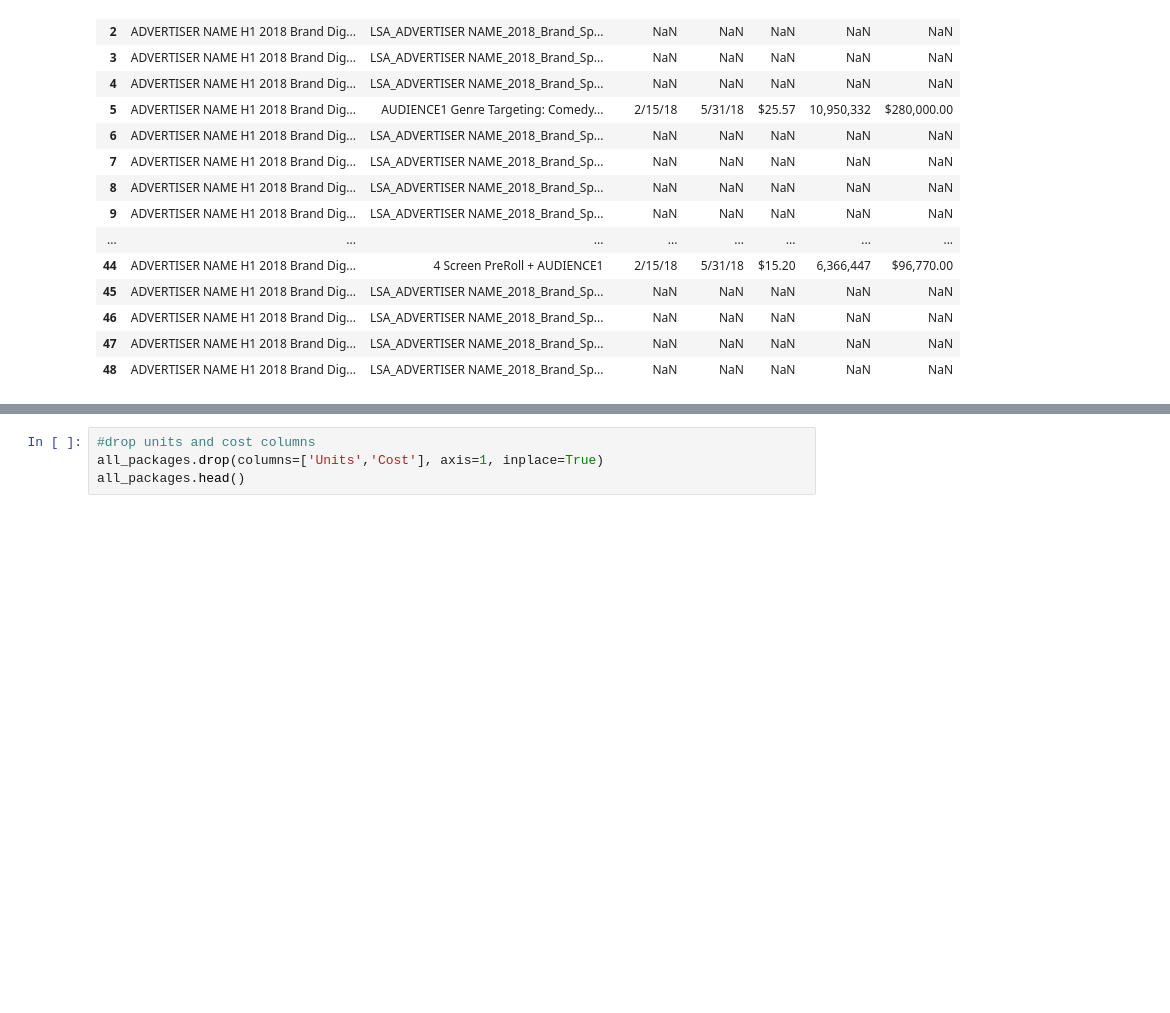
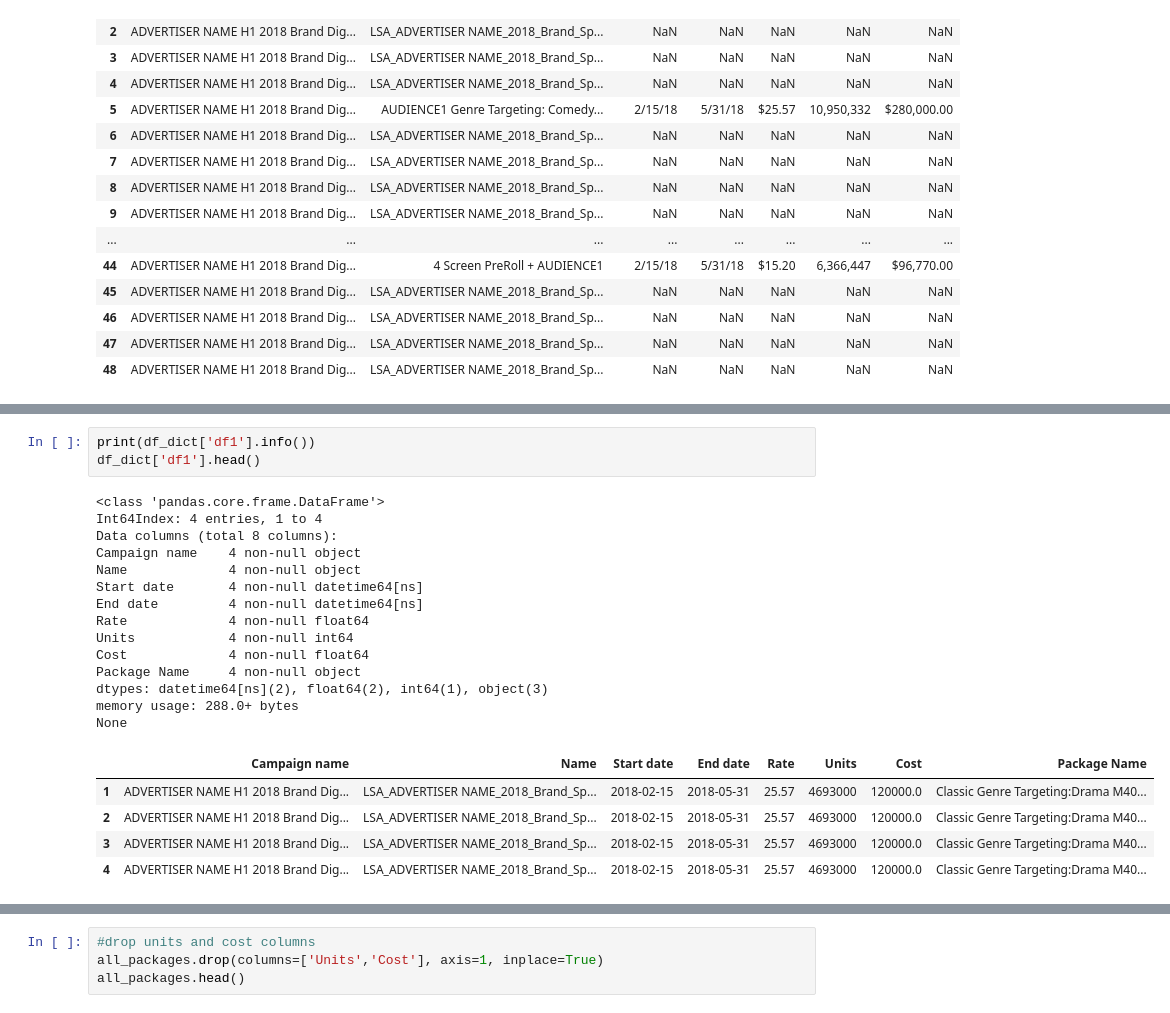
Before and after one commit to ccaddel/pacing, a Jupyter notebook: Pacing.ipynb, the cells around one changed output, grey strips where cells are left out. Saved outputs shown, nothing was run; the diff lists cells and outputs as text; blank space fills up the shorter version.

```diff
--- a/Pacing.ipynb
+++ b/Pacing.ipynb
@@ -146,5 +142,28 @@ See the caveats in the documentation: http://pandas.pydata.org/pandas-docs/stabl
 | 46 | ADVERTISER NAME H1 2018 Brand Dig... | LSA_ADVERTISER NAME_2018_Brand_Sp... | 2018-02-15 | 2018-05-31 | 15.2 | 6366447 | 96770.0 | 4 Screen PreRoll + AUDIENCE1 |
 | 47 | ADVERTISER NAME H1 2018 Brand Dig... | LSA_ADVERTISER NAME_2018_Brand_Sp... | 2018-02-15 | 2018-05-31 | 15.2 | 6366447 | 96770.0 | 4 Screen PreRoll + AUDIENCE1 |
 | 48 | ADVERTISER NAME H1 2018 Brand Dig... | LSA_ADVERTISER NAME_2018_Brand_Sp... | 2018-02-15 | 2018-05-31 | 15.2 | 6366447 | 96770.0 | 4 Screen PreRoll + AUDIENCE1 |
+# %%
+print(df_dict['df1'].info())
+df_dict['df1'].head()
+# %% [output]
+<class 'pandas.core.frame.DataFrame'>
+Int64Index: 4 entries, 1 to 4
+Data columns (total 8 columns):
+Campaign name    4 non-null object
+Name             4 non-null object
+Start date       4 non-null datetime64[ns]
+End date         4 non-null datetime64[ns]
+Rate             4 non-null float64
+Units            4 non-null int64
+Cost             4 non-null float64
+Package Name     4 non-null object
+dtypes: datetime64[ns](2), float64(2), int64(1), object(3)
+memory usage: 288.0+ bytes
+None
+|  | Campaign name | Name | Start date | End date | Rate | Units | Cost | Package Name |
+| 1 | ADVERTISER NAME H1 2018 Brand Dig... | LSA_ADVERTISER NAME_2018_Brand_Sp... | 2018-02-15 | 2018-05-31 | 25.57 | 4693000 | 120000.0 | Classic Genre Targeting:Drama M40... |
+| 2 | ADVERTISER NAME H1 2018 Brand Dig... | LSA_ADVERTISER NAME_2018_Brand_Sp... | 2018-02-15 | 2018-05-31 | 25.57 | 4693000 | 120000.0 | Classic Genre Targeting:Drama M40... |
+| 3 | ADVERTISER NAME H1 2018 Brand Dig... | LSA_ADVERTISER NAME_2018_Brand_Sp... | 2018-02-15 | 2018-05-31 | 25.57 | 4693000 | 120000.0 | Classic Genre Targeting:Drama M40... |
+| 4 | ADVERTISER NAME H1 2018 Brand Dig... | LSA_ADVERTISER NAME_2018_Brand_Sp... | 2018-02-15 | 2018-05-31 | 25.57 | 4693000 | 120000.0 | Classic Genre Targeting:Drama M40... |
 # %%
 #take date range
```
Also changed, not shown: parts of 10 cells of this notebook.
